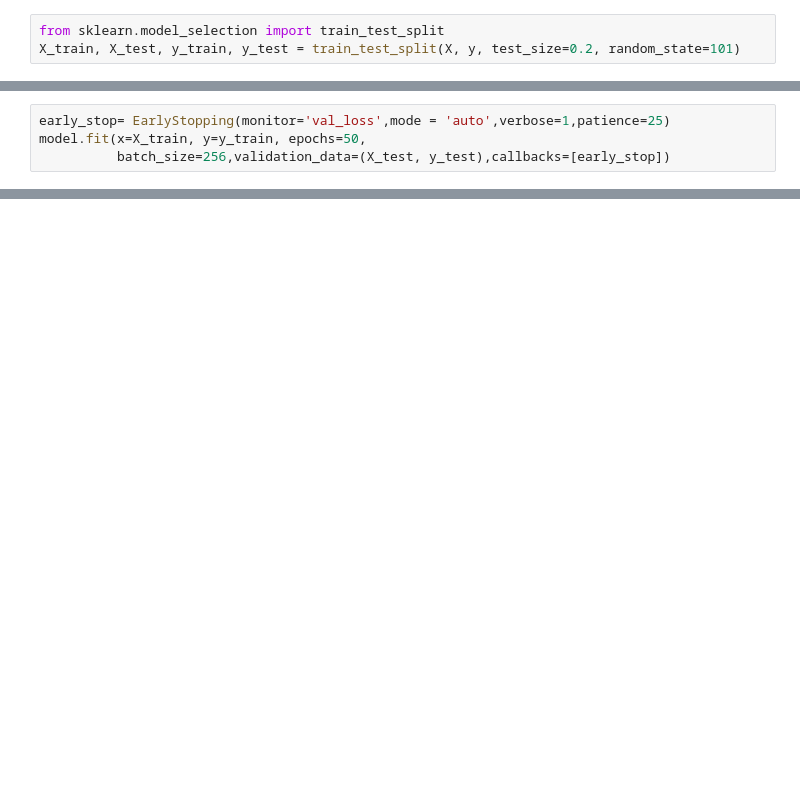
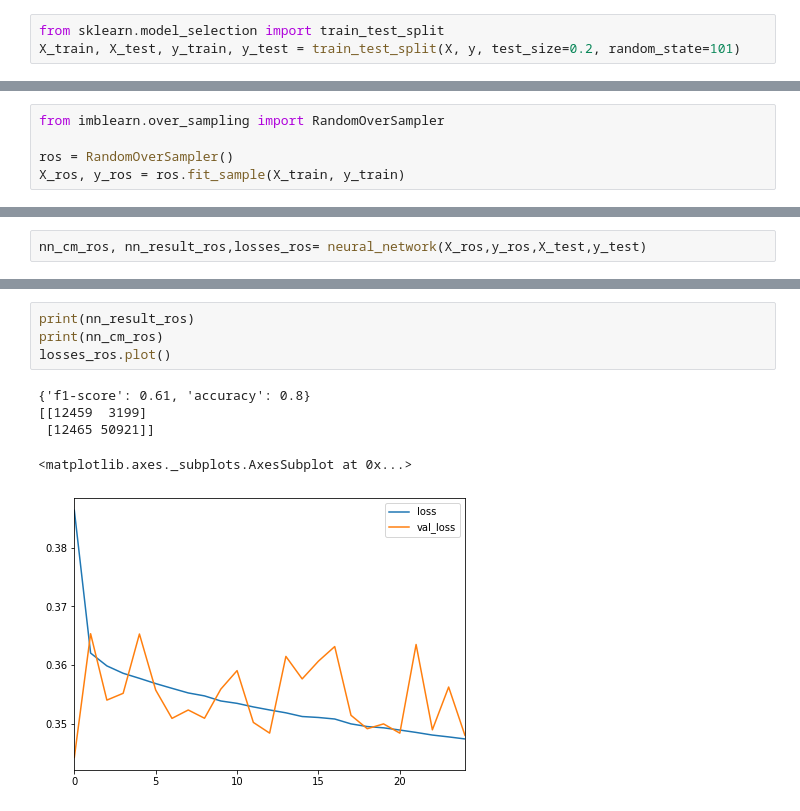
Before and after one commit to yasamanensafi/Loan_investment_prediction, a Jupyter notebook: Loan_investment_prediction.ipynb, the cells around one changed output, grey strips where cells are left out. Cells and saved outputs as stored; diff of their text form; blank space fills up the shorter version.

```diff
--- a/Loan_investment_prediction.ipynb
+++ b/Loan_investment_prediction.ipynb
@@ -697,4 +669,0 @@ model.compile(loss='binary_crossentropy', optimizer='adam')
-# %%
-early_stop= EarlyStopping(monitor='val_loss',mode = 'auto',verbose=1,patience=25)
-model.fit(x=X_train, y=y_train, epochs=50,
-          batch_size=256,validation_data=(X_test, y_test),callbacks=[early_stop])
@@ -812,0 +717,5 @@ https://machinelearningmastery.com/roc-curves-and-precision-recall-curves-for-cl
+# %%
+from imblearn.over_sampling import RandomOverSampler
+
+ros = RandomOverSampler()
+X_ros, y_ros = ros.fit_sample(X_train, y_train)
@@ -812,0 +1034,2 @@ https://machinelearningmastery.com/roc-curves-and-precision-recall-curves-for-cl
+# %%
+nn_cm_ros, nn_result_ros,losses_ros= neural_network(X_ros,y_ros,X_test,y_test)
@@ -812,0 +1054,10 @@ https://machinelearningmastery.com/roc-curves-and-precision-recall-curves-for-cl
+# %%
+print(nn_result_ros)
+print(nn_cm_ros)
+losses_ros.plot()
+# %% [output]
+{'f1-score': 0.61, 'accuracy': 0.8}
+[[12459  3199]
+ [12465 50921]]
+<matplotlib.axes._subplots.AxesSubplot at 0x...>
+[figure, added]
```
Also changed, not shown: parts of 85 cells of this notebook.
